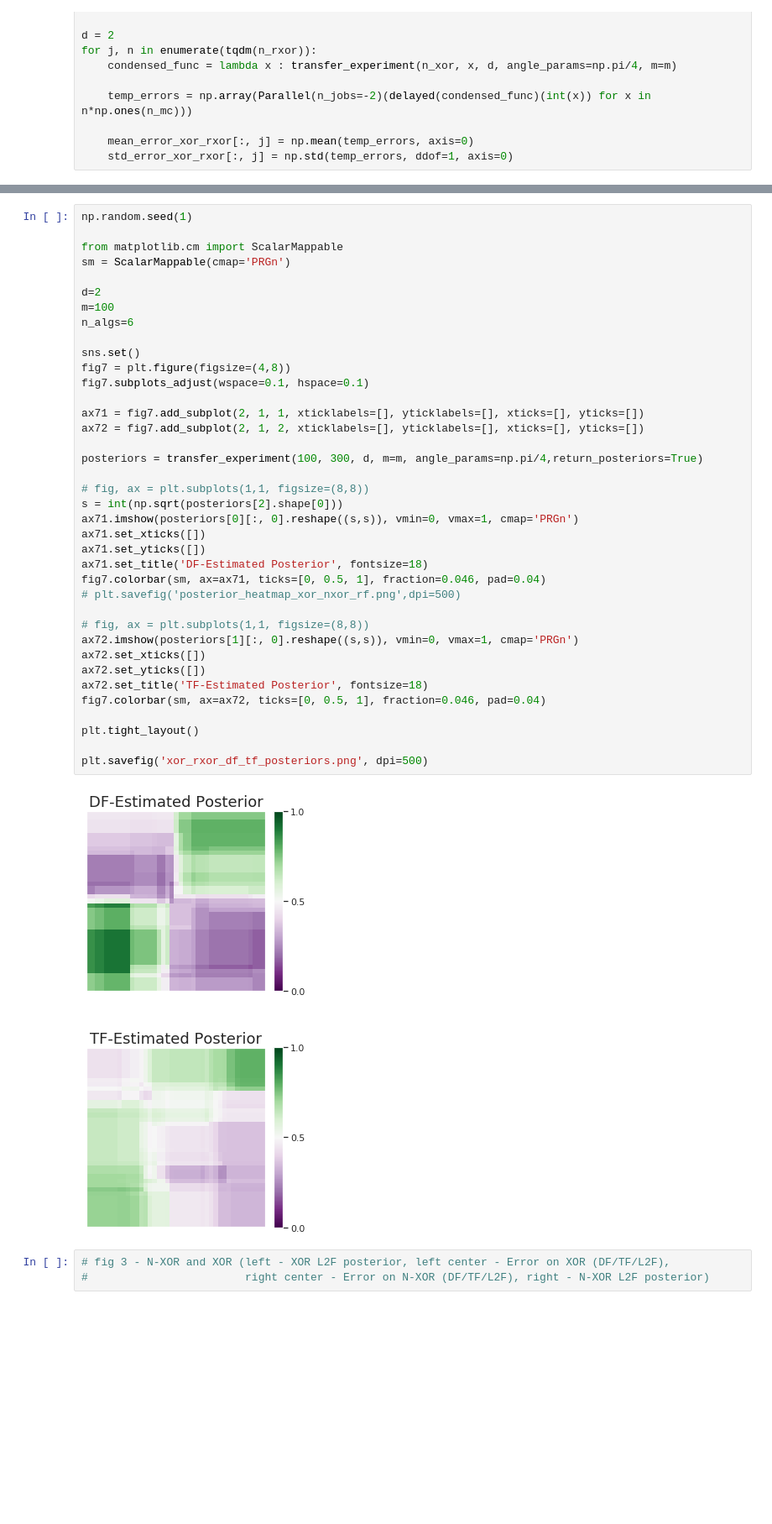
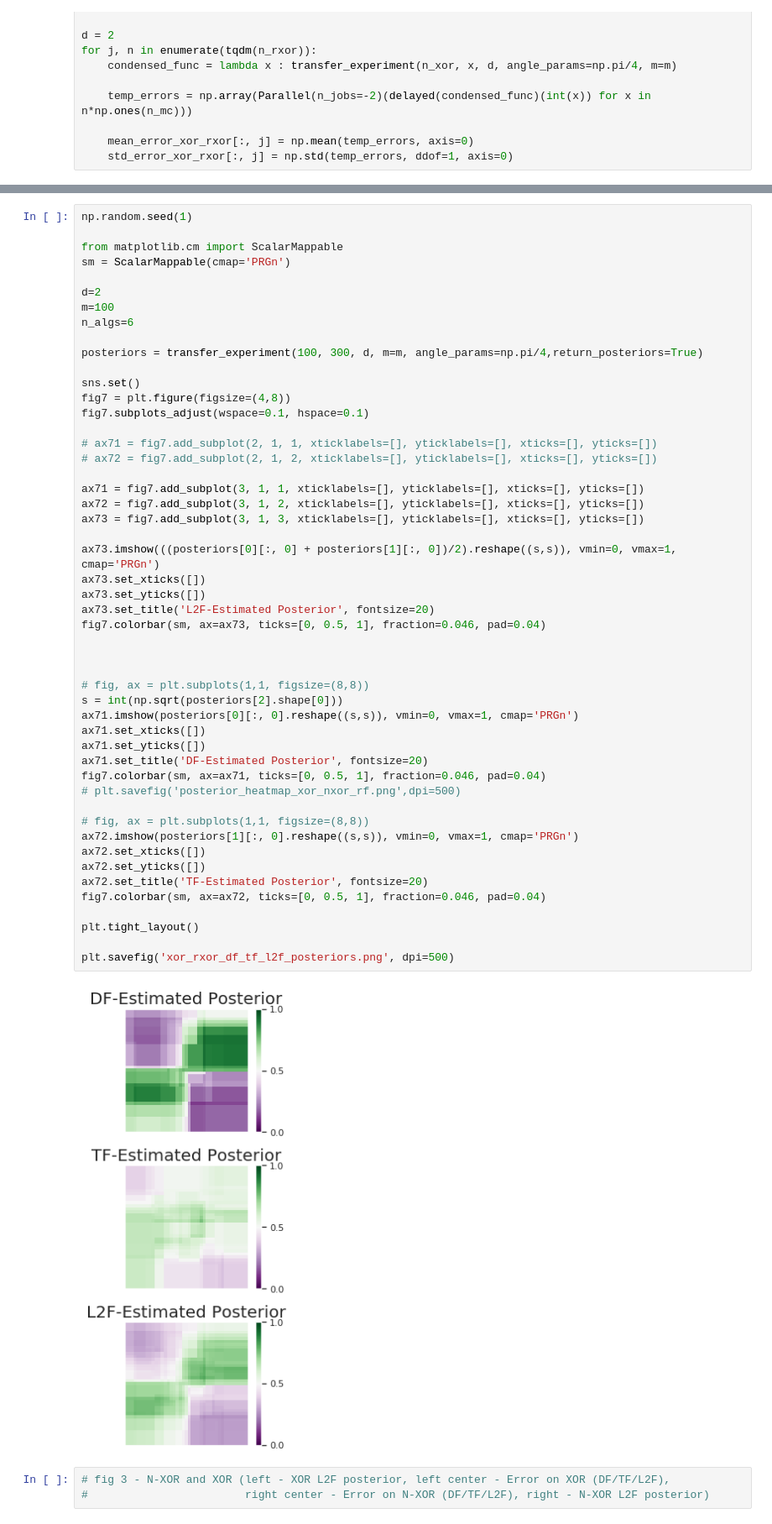
Before and after one commit to neurodata/lifelong-learning, a Jupyter notebook: cef/paper-figs-generator-local.ipynb, the cells around one changed output, grey strips where cells are left out. Shown at 84% size. Drawn from its saved outputs; the diff is of its cells as text; blank space fills up the shorter version.

Commit message:
higher res, larger fonts for error plots

```diff
--- a/cef/paper-figs-generator-local.ipynb
+++ b/cef/paper-figs-generator-local.ipynb
@@ -708,40 +714,52 @@ np.random.seed(1)
 from matplotlib.cm import ScalarMappable
 sm = ScalarMappable(cmap='PRGn')
 
 d=2
 m=100
 n_algs=6
 
+posteriors = transfer_experiment(100, 300, d, m=m, angle_params=np.pi/4,return_posteriors=True)
+
 sns.set()
 fig7 = plt.figure(figsize=(4,8))
 fig7.subplots_adjust(wspace=0.1, hspace=0.1)
 
-ax71 = fig7.add_subplot(2, 1, 1, xticklabels=[], yticklabels=[], xticks=[], yticks=[])
-ax72 = fig7.add_subplot(2, 1, 2, xticklabels=[], yticklabels=[], xticks=[], yticks=[])
+# ax71 = fig7.add_subplot(2, 1, 1, xticklabels=[], yticklabels=[], xticks=[], yticks=[])
+# ax72 = fig7.add_subplot(2, 1, 2, xticklabels=[], yticklabels=[], xticks=[], yticks=[])
 
-posteriors = transfer_experiment(100, 300, d, m=m, angle_params=np.pi/4,return_posteriors=True)
+ax71 = fig7.add_subplot(3, 1, 1, xticklabels=[], yticklabels=[], xticks=[], yticks=[])
+ax72 = fig7.add_subplot(3, 1, 2, xticklabels=[], yticklabels=[], xticks=[], yticks=[])
+ax73 = fig7.add_subplot(3, 1, 3, xticklabels=[], yticklabels=[], xticks=[], yticks=[])
+
+ax73.imshow(((posteriors[0][:, 0] + posteriors[1][:, 0])/2).reshape((s,s)), vmin=0, vmax=1, cmap='PRGn')
+ax73.set_xticks([])
+ax73.set_yticks([])
+ax73.set_title('L2F-Estimated Posterior', fontsize=20)
+fig7.colorbar(sm, ax=ax73, ticks=[0, 0.5, 1], fraction=0.046, pad=0.04)
+
+
 
 # fig, ax = plt.subplots(1,1, figsize=(8,8))
 s = int(np.sqrt(posteriors[2].shape[0]))
 ax71.imshow(posteriors[0][:, 0].reshape((s,s)), vmin=0, vmax=1, cmap='PRGn')
 ax71.set_xticks([])
 ax71.set_yticks([])
-ax71.set_title('DF-Estimated Posterior', fontsize=18)
+ax71.set_title('DF-Estimated Posterior', fontsize=20)
 fig7.colorbar(sm, ax=ax71, ticks=[0, 0.5, 1], fraction=0.046, pad=0.04)
 # plt.savefig('posterior_heatmap_xor_nxor_rf.png',dpi=500)
 
 # fig, ax = plt.subplots(1,1, figsize=(8,8))
 ax72.imshow(posteriors[1][:, 0].reshape((s,s)), vmin=0, vmax=1, cmap='PRGn')
 ax72.set_xticks([])
 ax72.set_yticks([])
-ax72.set_title('TF-Estimated Posterior', fontsize=18)
+ax72.set_title('TF-Estimated Posterior', fontsize=20)
 fig7.colorbar(sm, ax=ax72, ticks=[0, 0.5, 1], fraction=0.046, pad=0.04)
 
 plt.tight_layout()
 
-plt.savefig('xor_rxor_df_tf_posteriors.png', dpi=500)
+plt.savefig('xor_rxor_df_tf_l2f_posteriors.png', dpi=500)
 # %% [output]
-[figure, old version]
+[figure, new version]
 # %%
 # fig 3 - N-XOR and XOR (left - XOR L2F posterior, left center - Error on XOR (DF/TF/L2F),
 #                        right center - Error on N-XOR (DF/TF/L2F), right - N-XOR L2F posterior)
```
Also changed, not shown: parts of 3 cells of this notebook, 9 other files.
